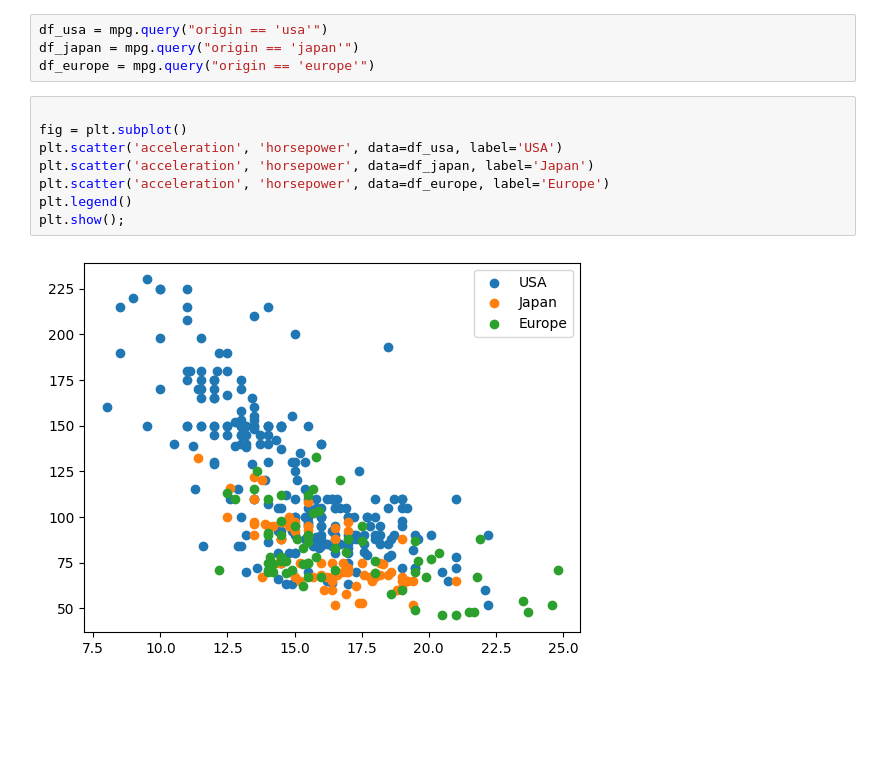
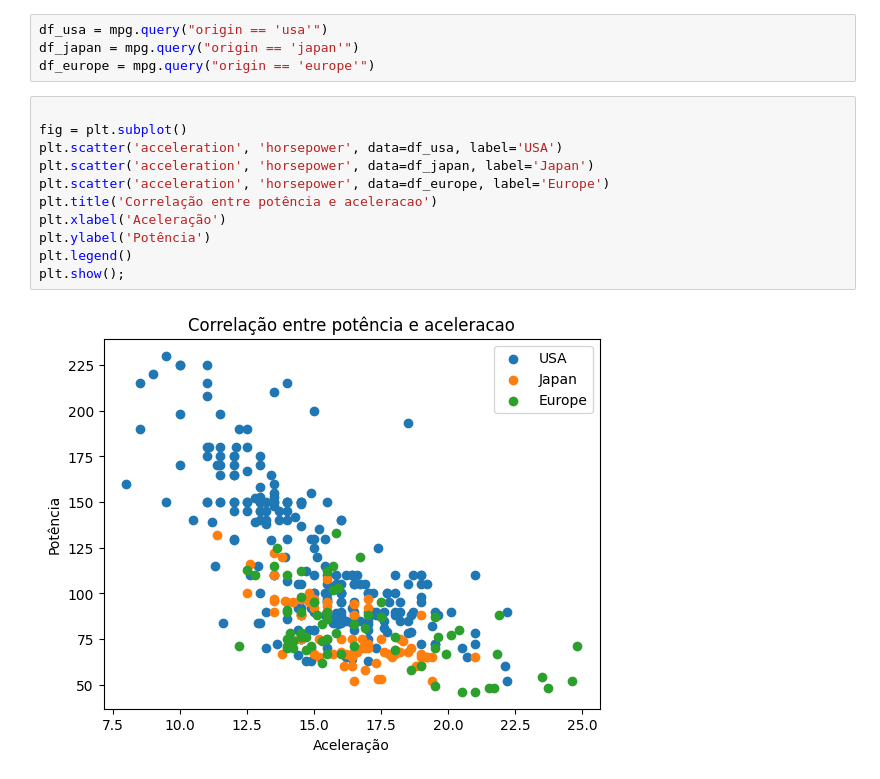
Before and after one commit to cmpbj/ada-diversidadetech-projetos, a Jupyter notebook: aulas/tecnicas_de_programacao_II/atividade_matplotlib.ipynb, the cells around one changed output. Cells and saved outputs as stored; diff of their text form; blank space fills up the shorter version.

```diff
--- a/aulas/tecnicas_de_programacao_II/atividade_matplotlib.ipynb
+++ b/aulas/tecnicas_de_programacao_II/atividade_matplotlib.ipynb
@@ -133,10 +149,13 @@ df_europe = mpg.query("origin == 'europe'")
 # %%
 
 fig = plt.subplot()
 plt.scatter('acceleration', 'horsepower', data=df_usa, label='USA')
 plt.scatter('acceleration', 'horsepower', data=df_japan, label='Japan')
 plt.scatter('acceleration', 'horsepower', data=df_europe, label='Europe')
+plt.title('Correlação entre potência e aceleracao')
+plt.xlabel('Aceleração')
+plt.ylabel('Potência')
 plt.legend()
 plt.show();
 # %% [output]
-[figure, old version]
+[figure, new version]
```
Also changed, not shown: parts of 4 cells of this notebook.
